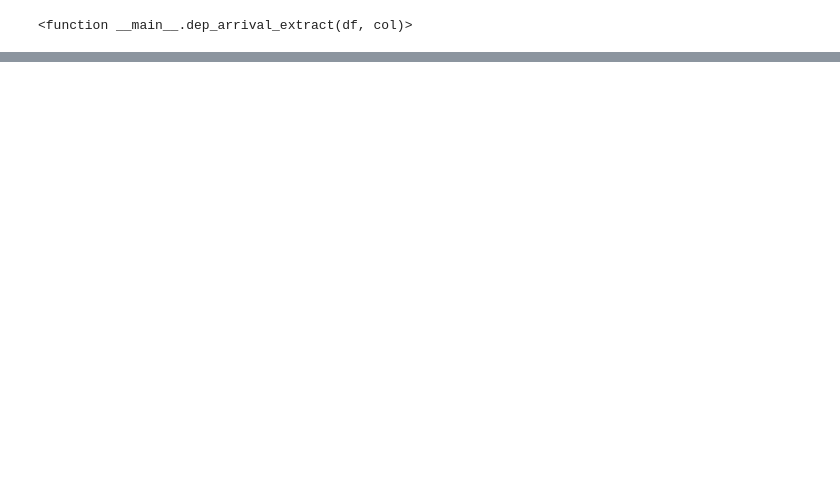
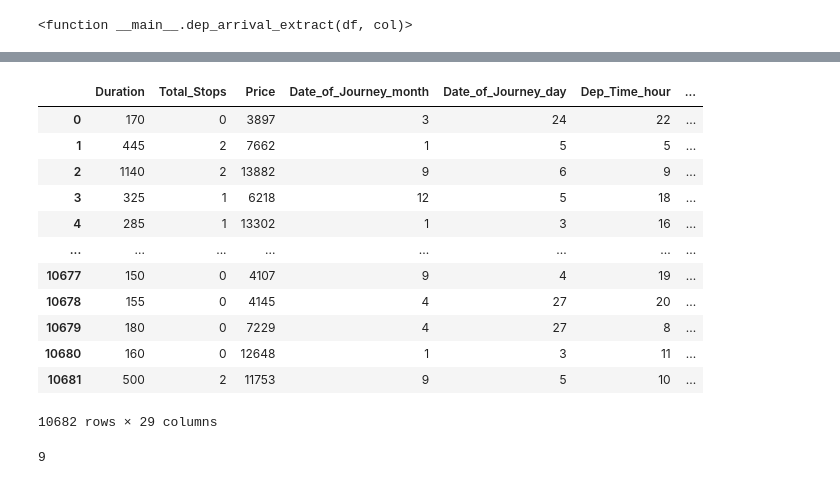
Before and after one commit to saquibmohiuddin/flight-fare-prediction, a Jupyter notebook: flight_fare.ipynb, the cells around one changed output, grey strips where cells are left out. Drawn from its saved outputs; the diff is of its cells as text; code cells hidden in the pictures; blank space fills up the shorter version.

```diff
--- a/flight_fare.ipynb
+++ b/flight_fare.ipynb
@@ -416,0 +406,7 @@ df_train
+# %%
+dummy_year = pd.get_dummies(df_train["Airline"], prefix="Airline", drop_first= True)
+dummy_month = pd.get_dummies(df_train["Source"], prefix="Source", drop_first= True)
+dummy_crime_type = pd.get_dummies(df_train["Destination"], prefix="Destination", drop_first= True)
+# %%
+df = pd.concat([df_train, dummy_year, dummy_month, dummy_crime_type], axis=1)
+df.head()
@@ -416,0 +421,22 @@ df_train
+# %%
+df.drop(["Airline", "Source", "Destination", "Date_of_Journey_year"], axis = 1, inplace = True)
+# %%
+df
+# %% [output]
+|  | Duration | Total_Stops | Price | Date_of_Journey_month | Date_of_Journey_day | Dep_Time_hour | ... |
+| 0 | 170 | 0 | 3897 | 3 | 24 | 22 | ... |
+| 1 | 445 | 2 | 7662 | 1 | 5 | 5 | ... |
+| 2 | 1140 | 2 | 13882 | 9 | 6 | 9 | ... |
+| 3 | 325 | 1 | 6218 | 12 | 5 | 18 | ... |
+| 4 | 285 | 1 | 13302 | 1 | 3 | 16 | ... |
+| ... | ... | ... | ... | ... | ... | ... | ... |
+| 10677 | 150 | 0 | 4107 | 9 | 4 | 19 | ... |
+| 10678 | 155 | 0 | 4145 | 4 | 27 | 20 | ... |
+| 10679 | 180 | 0 | 7229 | 4 | 27 | 8 | ... |
+| 10680 | 160 | 0 | 12648 | 1 | 3 | 11 | ... |
+| 10681 | 500 | 2 | 11753 | 9 | 5 | 10 | ... |
+10682 rows × 29 columns
+# %%
+len(df["Date_of_Journey_day"].unique())
+# %% [output]
+9
```
Also changed, not shown: parts of 18 cells of this notebook.
